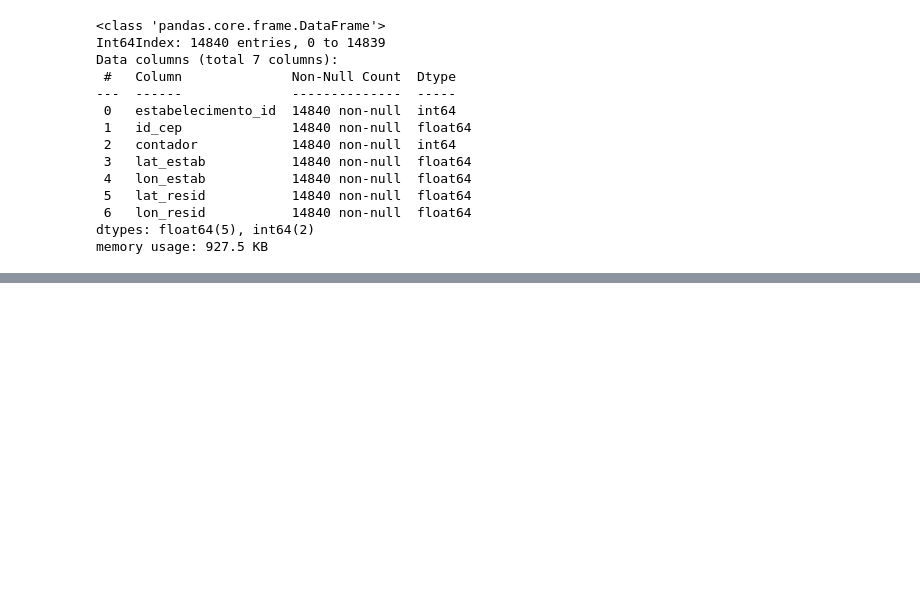
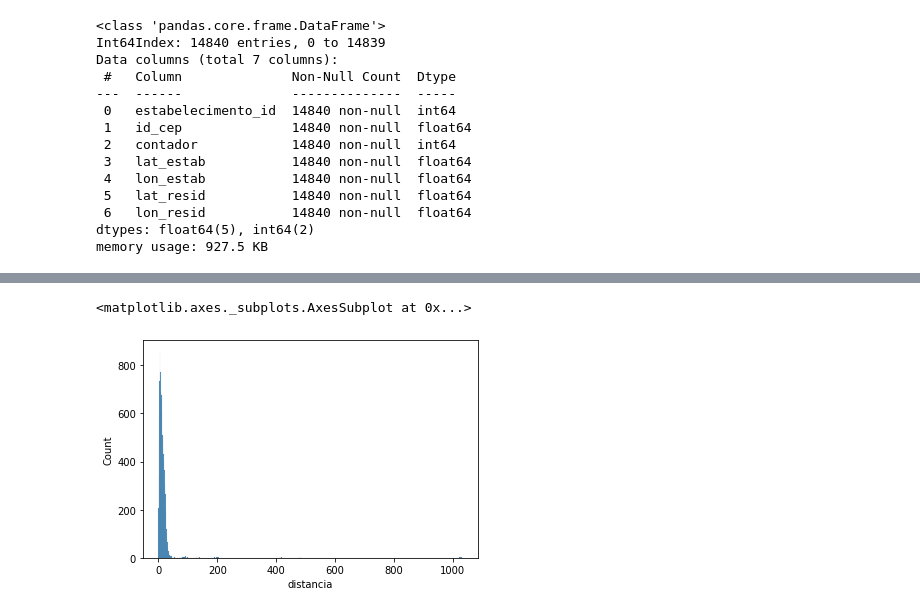
Before and after one commit to raquelcreis/vacina_covid_bsb, a Jupyter notebook: notebook.ipynb, the cells around one changed output, grey strips where cells are left out. Saved outputs shown, nothing was run; the diff lists cells and outputs as text; code cells hidden in the pictures; blank space fills up the shorter version.

```diff
--- a/notebook.ipynb
+++ b/notebook.ipynb
@@ -544,0 +566,10 @@ dfMerged_group.head()
+# %%
+# Histograma da variável distância
+
+import seaborn as sns
+import matplotlib as mpl
+import matplotlib.pyplot as plt
+sns.histplot(data=dfMerged_group,x='distancia')
+# %% [output]
+<matplotlib.axes._subplots.AxesSubplot at 0x...>
+[figure, added]
```
Also changed, not shown: parts of 9 cells of this notebook.
